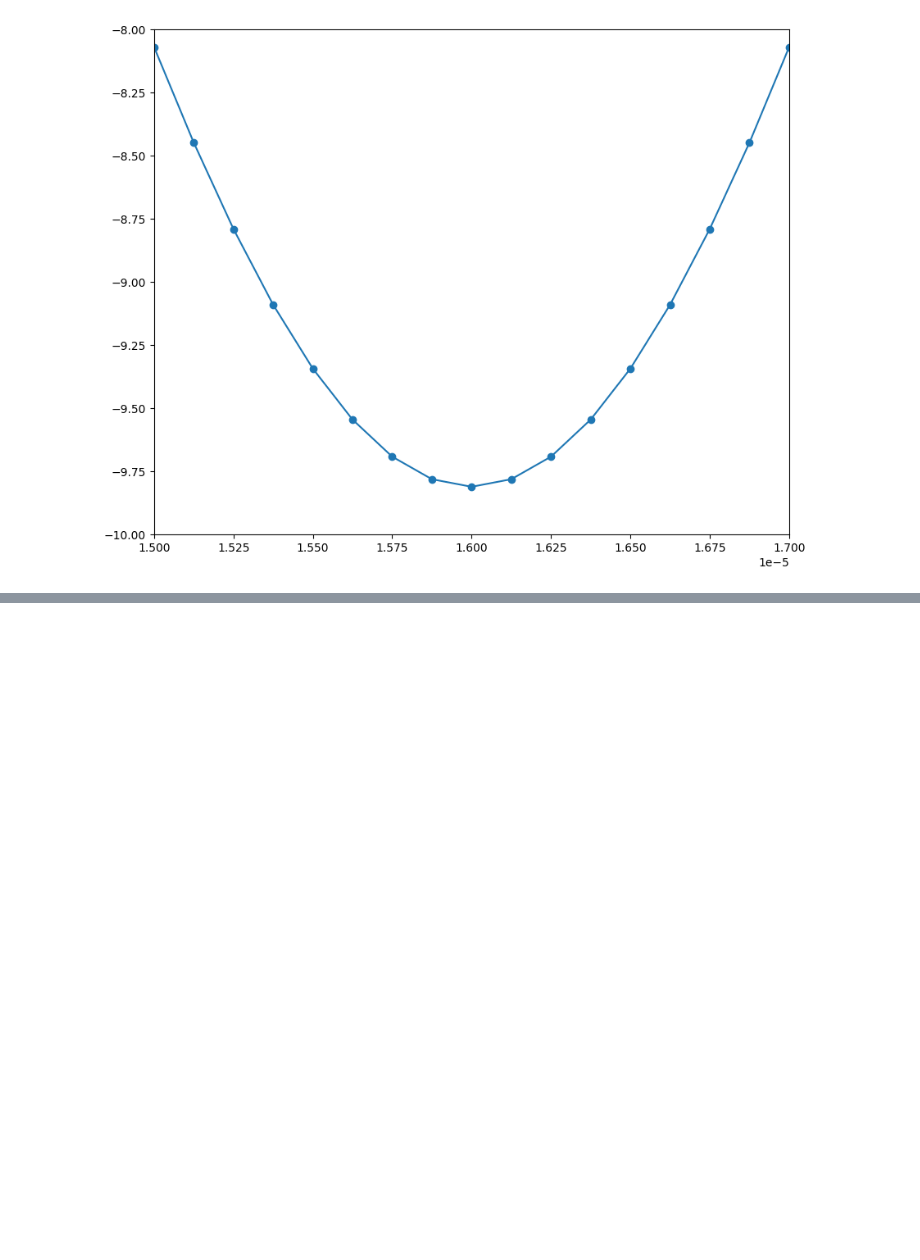
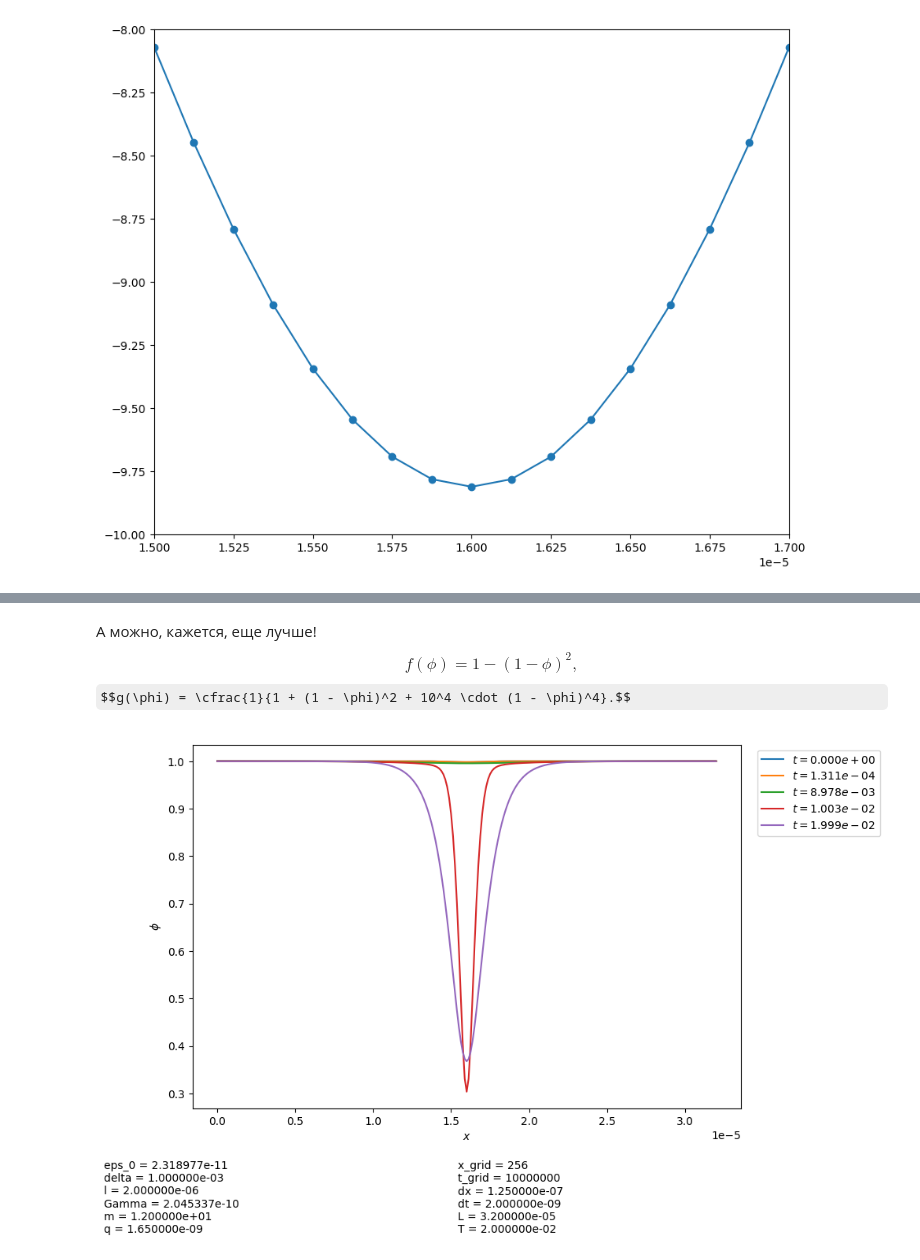
Before and after one commit to ponomarevandr/disruption, a Jupyter notebook: consensual_model/experiments/interpolating_functions/epsilon_opposite.ipynb, the cells around one changed output, grey strips where cells are left out. Saved outputs shown, nothing was run; the diff lists cells and outputs as text; code cells hidden in the pictures; some formulas as TeX source; blank space fills up the shorter version.

```diff
--- a/consensual_model/experiments/interpolating_functions/epsilon_opposite.ipynb
+++ b/consensual_model/experiments/interpolating_functions/epsilon_opposite.ipynb
@@ -152,0 +153,9 @@ plt.show()
+# %% [markdown]
+А можно, кажется, еще лучше!
+$$f(\phi) = 1 - (1 - \phi)^2,$$
+$$g(\phi) = \cfrac{1}{1 + (1 - \phi)^2 + 10^4 \cdot (1 - \phi)^4}.$$
+# %%
+model_extended_2 = model_from_file(data_dir + 'model_extended_2.csv')
+model_plot(model_extended_2, [0, 1e-4, 9e-3, 1e-2, 2e-2], figsize=(9, 6))
+# %% [output]
+[figure, added]
```
Also changed, not shown: parts of 5 cells of this notebook, 3 other files.
